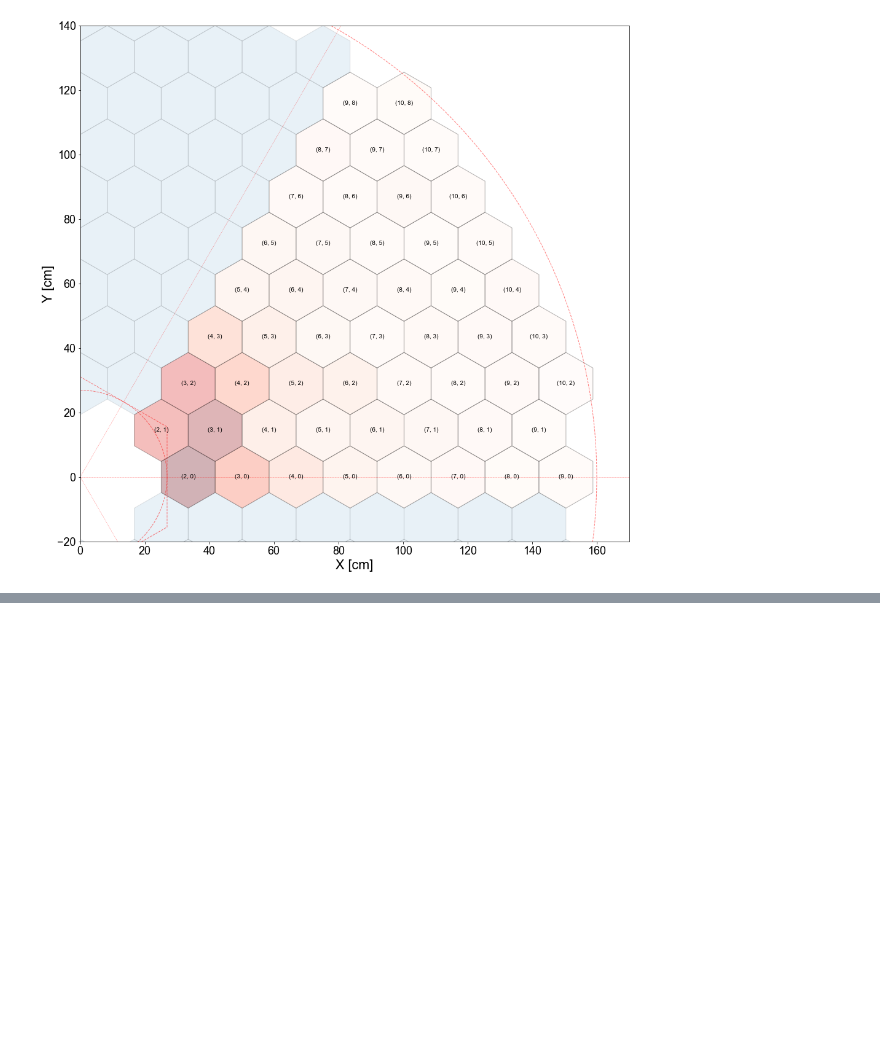
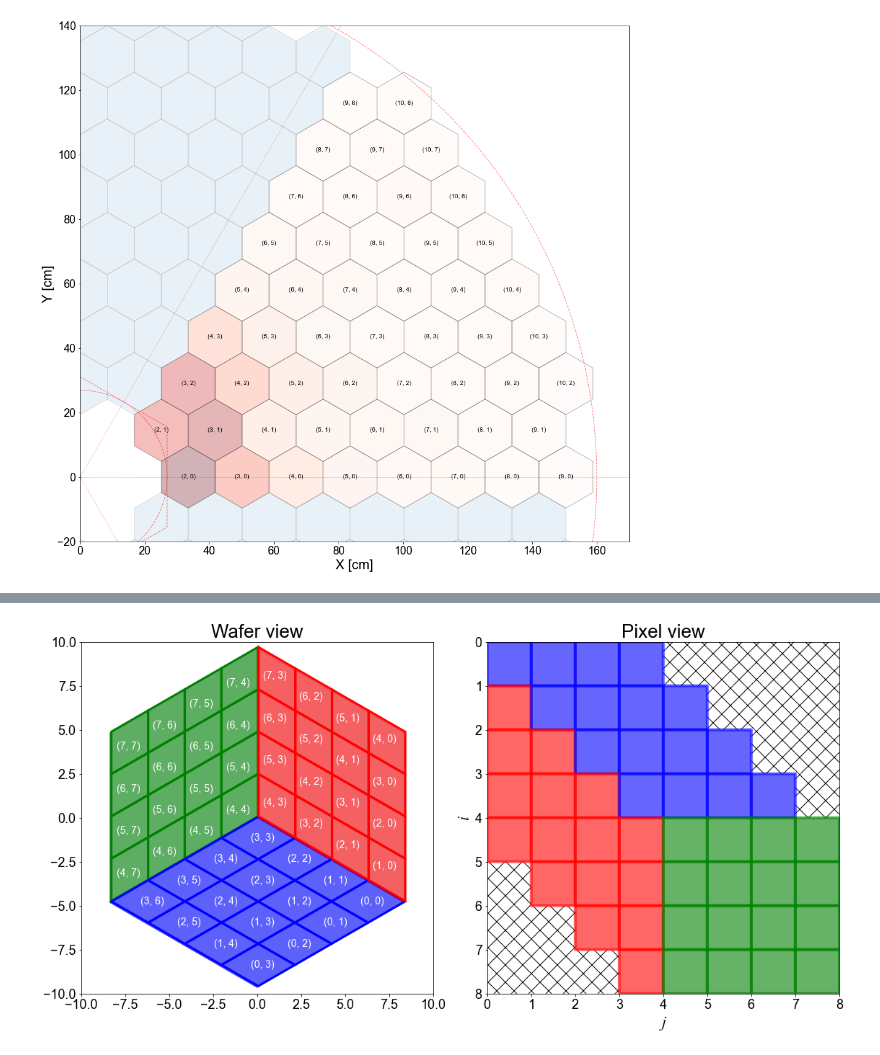
Before and after one commit to NWUHEP/hgcal-analysis, a Jupyter notebook: notebooks/tc_visualizer.ipynb, the cells around one changed output, grey strips where cells are left out. Saved outputs shown, nothing was run; the diff lists cells and outputs as text; code cells hidden in the pictures; blank space fills up the shorter version.

```diff
--- a/notebooks/tc_visualizer.ipynb
+++ b/notebooks/tc_visualizer.ipynb
@@ -121,3 +154,31 @@ plt.show()
+# %%
+# Draw a single module
+fig, axes = plt.subplots(1, 2, figsize=(16, 8), sharey=False)
+
+ax = axes[0]
+ax.set_aspect('equal')
+
+#ax.add_patch(poly)
+pt.draw_single_module(ax, do_fill=True, include_tc_index=True)
+ax.set_title('Wafer view')
+ax.set_xlim([-10, 10])
+ax.set_ylim([-10, 10])
+#ax.grid()
+#ax.set_axisbelow(True)
+
+ax = axes[1]
+ax.set_aspect('equal')
+pt.draw_single_module_pixels(ax)
+ax.set_title('Pixel view')
+#ax.grid()
+#ax.axis('off')
+
+
+plt.tight_layout()
+plt.savefig('plots/tc_uv_mapping.pdf')
+plt.show()
+# %% [output]
+[figure, added]
 # %%
 # Draw a single module
 fig, axes = plt.subplots(1, 2, figsize=(16, 8), sharey=False)
```
Also changed, not shown: parts of 14 cells of this notebook, 4 other files.
